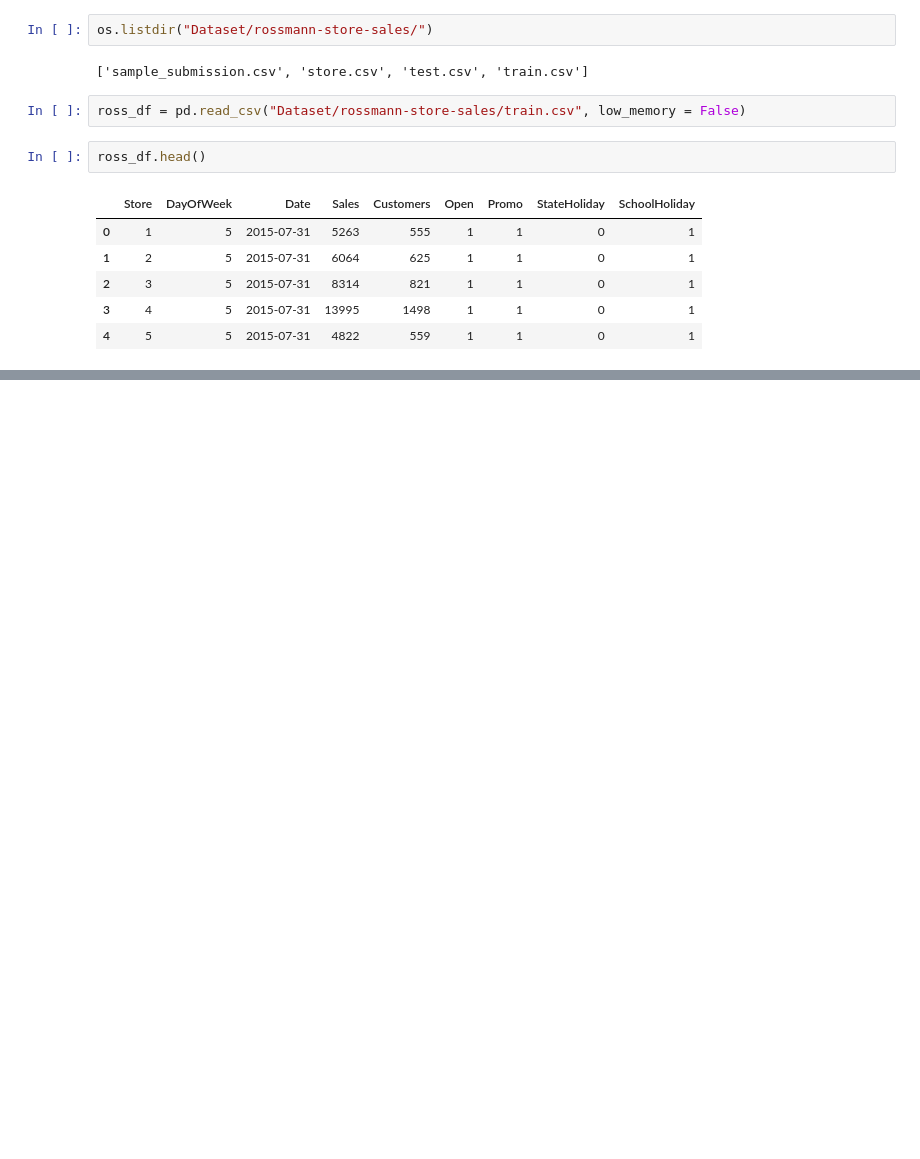
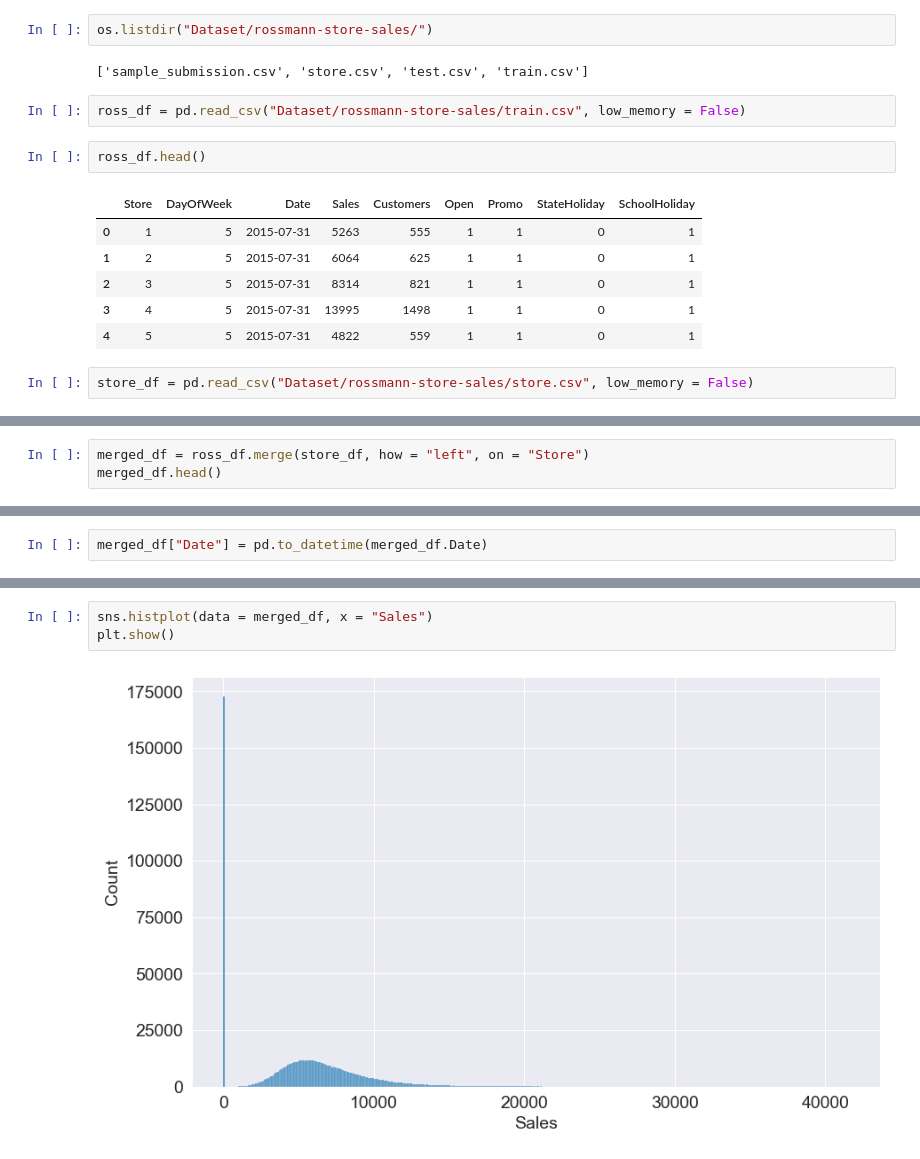
Before and after one commit to RawatRahul14/Machine-Learning-using-Python, a Jupyter notebook: 04. ML project Approach/project_approach.ipynb, the cells around one changed output, grey strips where cells are left out. Cells and saved outputs as stored; diff of their text form; blank space fills up the shorter version.

```diff
--- a/04. ML project Approach/project_approach.ipynb
+++ b/04. ML project Approach/project_approach.ipynb
@@ -86,3 +84,5 @@ ross_df.head()
 | 2 | 3 | 5 | 2015-07-31 | 8314 | 821 | 1 | 1 | 0 | 1 |
 | 3 | 4 | 5 | 2015-07-31 | 13995 | 1498 | 1 | 1 | 0 | 1 |
 | 4 | 5 | 5 | 2015-07-31 | 4822 | 559 | 1 | 1 | 0 | 1 |
+# %%
+store_df = pd.read_csv("Dataset/rossmann-store-sales/store.csv", low_memory = False)
@@ -88,0 +98,3 @@ ross_df.head()
+# %%
+merged_df = ross_df.merge(store_df, how = "left", on = "Store")
+merged_df.head()
@@ -88,0 +179,2 @@ ross_df.head()
+# %%
+merged_df["Date"] = pd.to_datetime(merged_df.Date)
@@ -88,0 +200,5 @@ ross_df.head()
+# %%
+sns.histplot(data = merged_df, x = "Sales")
+plt.show()
+# %% [output]
+[figure, added]
```
Also changed, not shown: parts of 27 cells of this notebook.
